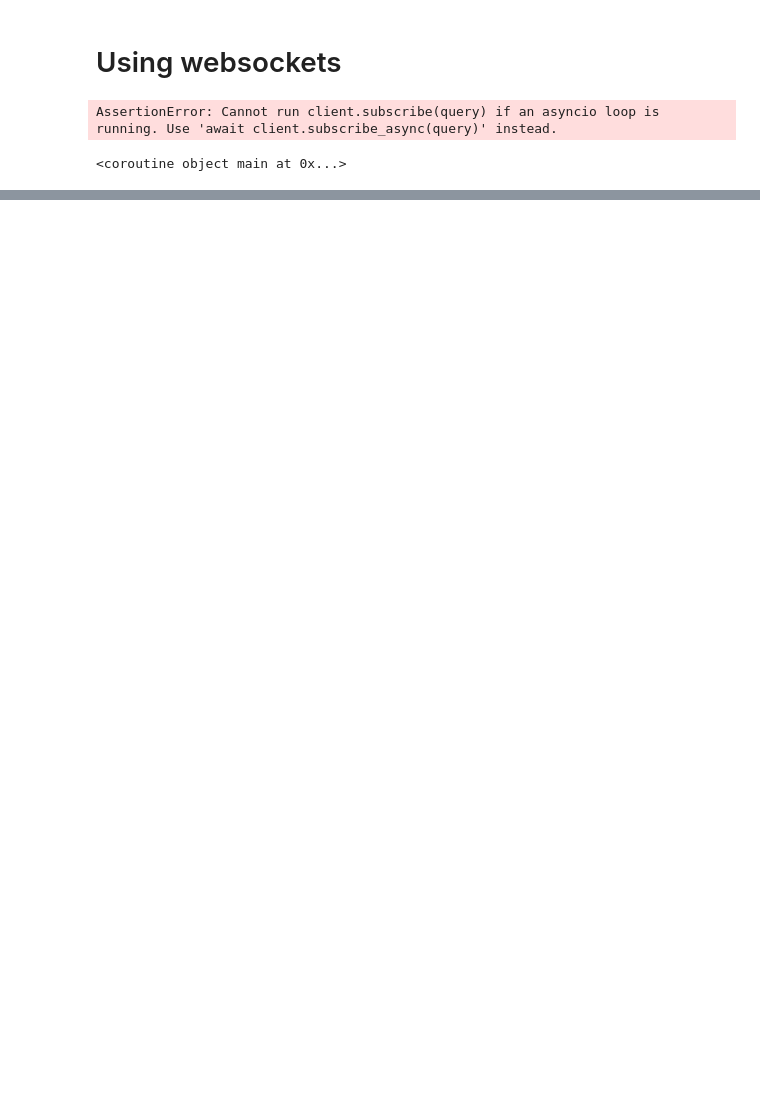
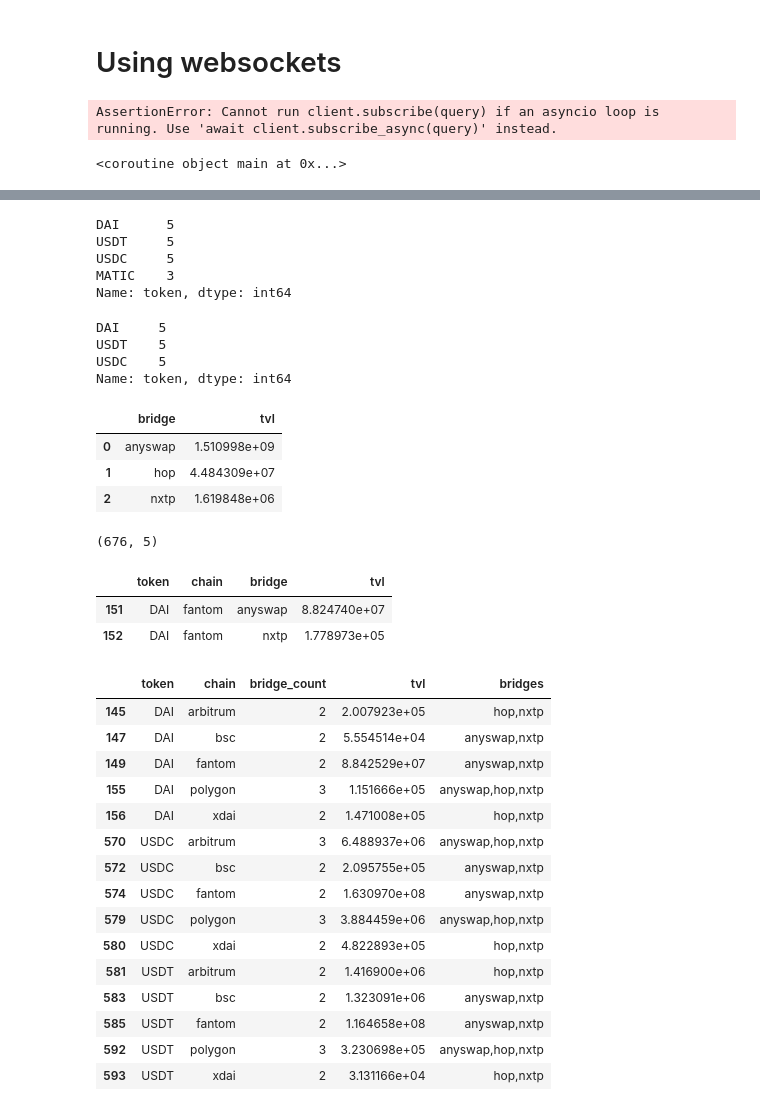
Before and after one commit to enzotavares/lifi-analytics-backend, a Jupyter notebook: subgraph_analysis.ipynb, the cells around one changed output, grey strips where cells are left out. Saved outputs shown, nothing was run; the diff lists cells and outputs as text; code cells hidden in the pictures; blank space fills up the shorter version.

```diff
--- a/subgraph_analysis.ipynb
+++ b/subgraph_analysis.ipynb
@@ -2049,0 +2491,61 @@ for result in client.subscribe(query):
+# %%
+combined_duplicate_tokens = combined_tvl.groupby(["token", "chain", "bridge"]).agg({"tvl": "sum"}).reset_index()
+#         .rename(columns={"subgraphId": "txns", "dollar_amount_x": "volume"})
+# %%
+hop_tvl.token.value_counts()
+# %% [output]
+DAI      5
+USDT     5
+USDC     5
+MATIC    3
+Name: token, dtype: int64
+# %%
+nxtp_tvl.token.value_counts()
+# %% [output]
+DAI     5
+USDT    5
+USDC    5
+Name: token, dtype: int64
+# %%
+combined_duplicate_tokens.groupby("bridge").sum("tvl").reset_index()
+# %% [output]
+|  | bridge | tvl |
+| 0 | anyswap | 1.510998e+09 |
+| 1 | hop | 4.484309e+07 |
+| 2 | nxtp | 1.619848e+06 |
+# %%
+grouped_tvl = combined_duplicate_tokens.groupby(["token", "chain"]).agg({"bridge": "count", "tvl": "sum"}).reset_index().rename({"bridge":"bridge_count"}, axis=1)
+# %%
+def util_join_bridges(row, combined_duplicate_tokens):
+    return ",".join(combined_duplicate_tokens[(combined_duplicate_tokens.token == row["token"]) & (combined_duplicate_tokens.chain == row["chain"])]["bridge"].values)
+# %%
+grouped_tvl["bridges"] = grouped_tvl.apply(util_join_bridges, args=[combined_duplicate_tokens], axis=1)
+# %%
+grouped_tvl.shape
+# %% [output]
+(676, 5)
+# %%
+grouped_tvl_with_dups[(grouped_tvl_with_dups.token == "DAI") & (grouped_tvl_with_dups.chain == "fantom")]
+# %% [output]
+|  | token | chain | bridge | tvl |
+| 151 | DAI | fantom | anyswap | 8.824740e+07 |
+| 152 | DAI | fantom | nxtp | 1.778973e+05 |
+# %%
+grouped_tvl[grouped_tvl.bridge_count > 1]
+# %% [output]
+|  | token | chain | bridge_count | tvl | bridges |
+| 145 | DAI | arbitrum | 2 | 2.007923e+05 | hop,nxtp |
+| 147 | DAI | bsc | 2 | 5.554514e+04 | anyswap,nxtp |
+| 149 | DAI | fantom | 2 | 8.842529e+07 | anyswap,nxtp |
+| 155 | DAI | polygon | 3 | 1.151666e+05 | anyswap,hop,nxtp |
+| 156 | DAI | xdai | 2 | 1.471008e+05 | hop,nxtp |
+| 570 | USDC | arbitrum | 3 | 6.488937e+06 | anyswap,hop,nxtp |
+| 572 | USDC | bsc | 2 | 2.095755e+05 | anyswap,nxtp |
+| 574 | USDC | fantom | 2 | 1.630970e+08 | anyswap,nxtp |
+| 579 | USDC | polygon | 3 | 3.884459e+06 | anyswap,hop,nxtp |
+| 580 | USDC | xdai | 2 | 4.822893e+05 | hop,nxtp |
+| 581 | USDT | arbitrum | 2 | 1.416900e+06 | hop,nxtp |
+| 583 | USDT | bsc | 2 | 1.323091e+06 | anyswap,nxtp |
+| 585 | USDT | fantom | 2 | 1.164658e+08 | anyswap,nxtp |
+| 592 | USDT | polygon | 3 | 3.230698e+05 | anyswap,hop,nxtp |
+| 593 | USDT | xdai | 2 | 3.131166e+04 | hop,nxtp |
```
Also changed, not shown: parts of 74 cells of this notebook, 10 other files.
